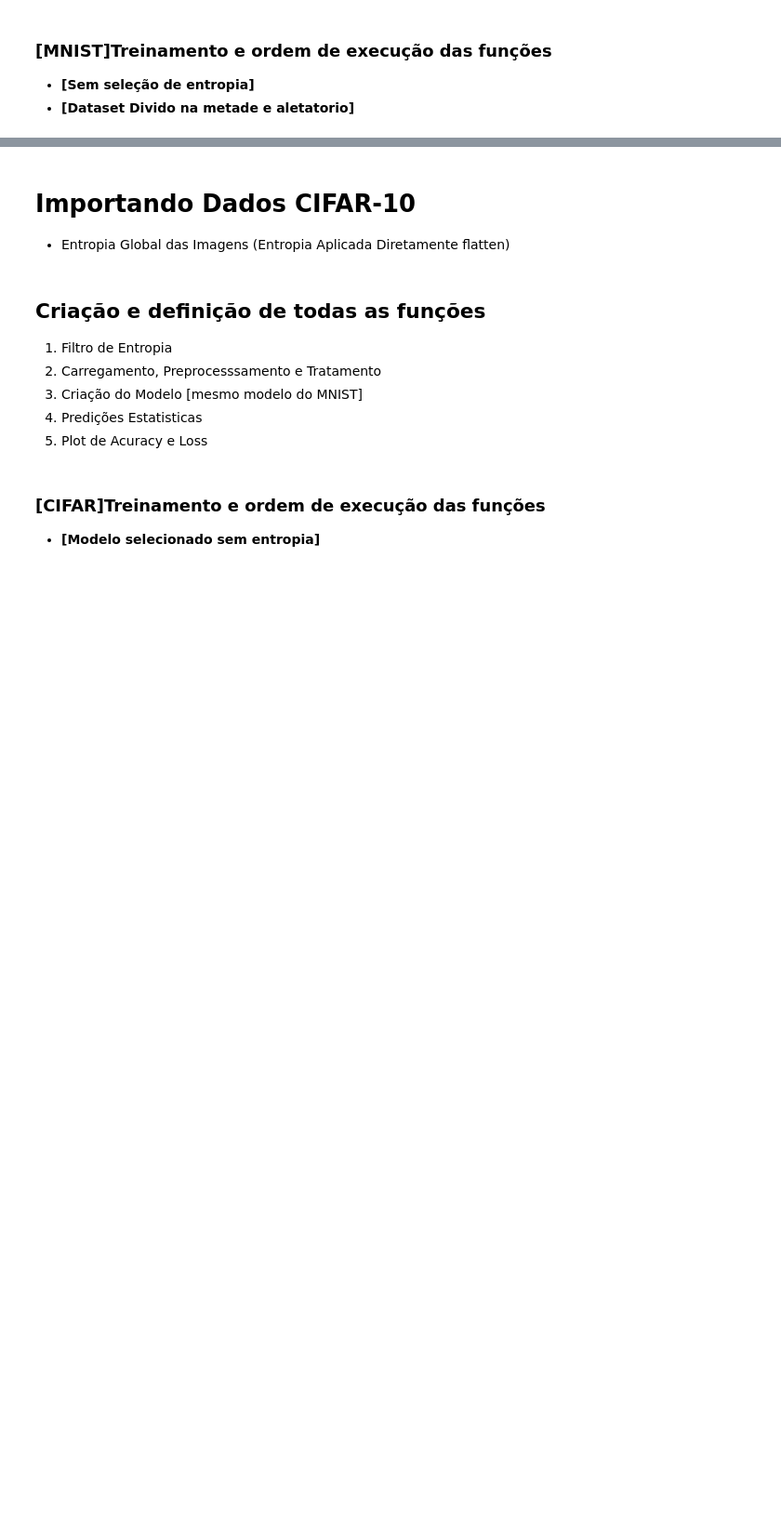
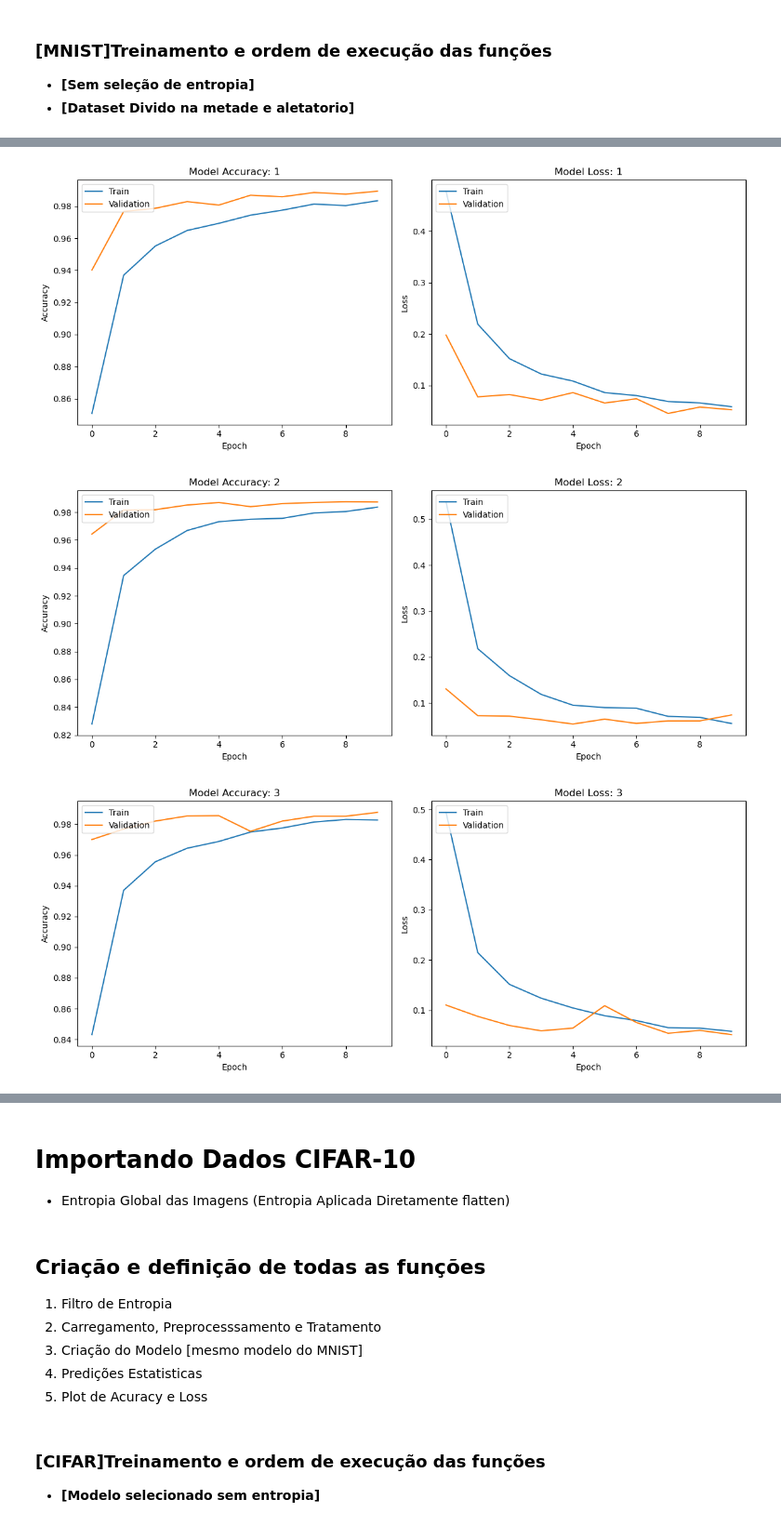
Before and after one commit to ernesto-arq/DM_Art, a Jupyter notebook: Filtro_Ruido_DM/Ruido_e_Filtros_[DM]_v10.ipynb, the cells around one changed output, grey strips where cells are left out. Shown at 93% size. Cells and saved outputs as stored; diff of their text form; code cells hidden in the pictures; blank space fills up the shorter version.

```diff
--- a/Filtro_Ruido_DM/Ruido_e_Filtros_[DM]_v10.ipynb
+++ b/Filtro_Ruido_DM/Ruido_e_Filtros_[DM]_v10.ipynb
@@ -318,18 +334,0 @@ Sensibilidade:  0.986
-# %%
-inicio = time.time() #tempo de inicio
-(train_X, train_y), (test_X, test_y) = mnist.load_data() # Carregar o conjunto de dados # Importar e Treinar
-importacaoF = time.time() #tempo de importacao
-train_X, train_y = filtrar_entropia_median(train_X, train_y)  #filtro de entropia sob conjunto de dados de treino
-test_X, test_y = filtrar_entropia_median(test_X, test_y)  #filtro de entropia sob conjunto de dados de validação
-entropiaF = time.time() #tempo de filtragem entropia
-train_X, train_y, test_X, test_y = carregarPeparar(train_X, train_y, test_X, test_y, 28, 1) #padronização e categorização
-padrozinacaoF = time.time() #tempo de padronizacao
-model = criacaoModeloF1() # instanciando o modelo
-criacaoModeloF = time.time() #tempo de criacao do modelo
-history = model.fit(train_X, train_y, epochs = 10, batch_size = 32, validation_data=(test_X, test_y), verbose = 1) #treinamento
-treinamentoF = time.time() #tempo final
-
-tempDecorrido(inicio, importacaoF, padrozinacaoF, criacaoModeloF, treinamentoF, entropiaF) #inicio, importacaoF, padrozinacaoF, criacaoModeloF, treinamentoF, entropiaF
-#plotarDadosTrain(3000, 9, train_X) # Exemplo: apartir do indice N, exibe K imagens do conjunto de dados, D
-avaliacao_statistica(test_X, test_y)
-plotAcuraciaLoss(history)
@@ -355,0 +340,53 @@ Sensibilidade:  0.989
+# %%
+from sklearn.model_selection import KFold
+
+def crossEntropy(train_X, n_folds = 5):
+    #divide seus dados em k folds, e treina no k−1 e valida em 1 fold, então a proporção de dados usados para validação é 1/k.
+    #2 folds (50% de validação): Treina em 50% dos dados e valida nos outros 50%.
+    #5 folds (20% de validação): Treina em 80% dos dados e valida em 20%.
+    #10 folds (10% de validação): Treina em 90% dos dados e valida em 10%.
+    n_fold = 5 if n_folds == 0 else n_folds
+
+    kf = KFold(n_splits = n_folds, shuffle = True, random_state = 42)  #divisão do conjunto de dados
+    fold_no = 1
+    for train, test in kf.split(train_X, train_y):
+        print(f"Treinando a rede no folder numero: {fold_no}")
+        model = criacaoModeloF1() # instanciando o modelo
+        inicio = time.time() #tempo de inicio
+        history = model.fit(train_X[train], train_y[train], epochs = 10, batch_size = 32, verbose = 1, validation_data = (train_X[test], train_y[test]))
+        treinamentoF = time.time() #tempo final
+        tempoTreino = round(treinamentoF - inicio,2)
+        scores = model.evaluate(train_X[test], train_y[test], verbose = 1)
+        print(f"Num do Folder: {fold_no}: Taxa de Loss: {scores[0]}, Taxa de Acuracia: {scores[1]*100:.2f}%, Tamanho do Conjunto de Dados: {len(train_X[train])}, Tempo de Treino: {tempoTreino}")
+        plt.figure(figsize=(12, 5))
+        plt.subplot(1, 2, 1)  # 1 linha, 2 colunas, primeiro gráfico  # Primeiro gráfico (accuracy)
+        plt.plot(history.history['accuracy'])
+        plt.plot(history.history['val_accuracy']) # Métrica de validação
+        plt.title(f'Model Accuracy: {fold_no}')
+        plt.ylabel('Accuracy')
+        plt.xlabel('Epoch')
+        plt.legend(['Train', 'Validation'], loc='upper left')
+        plt.subplot(1, 2, 2)  # 1 linha, 2 colunas, segundo gráfico # Segundo gráfico (loss)
+        plt.plot(history.history['loss'])
+        plt.plot(history.history['val_loss']) # Métrica de validação
+        plt.title(f'Model Loss: {fold_no}')
+        plt.ylabel('Loss')
+        plt.xlabel('Epoch')
+        plt.legend(['Train', 'Validation'], loc='upper left')
+        plt.tight_layout() # Exibir os gráficos
+        fold_no += 1
+        print("\n")
+
+#carregar os dados
+(train_X, train_y), (test_X, test_y) = mnist.load_data() # Carregar o conjunto de dados # Importar e Treinar
+train_X, train_y, test_X, test_y = carregarPeparar(train_X, train_y, test_X, test_y, 28, 1) #padronização e categorização
+combinado_treino = np.concatenete([train_X, train_y], axis=0)
+combinado_validacao = np.concatenete([test_X, test_y], axis=0)
+
+#filtrar com entropia dados de treino e teste apartir da mesma mediana
+train_X, train_y, test_X, test_y = filtrar_entropia_median_train_teste(train_X, train_y, test_X, test_y) #novo filtro da reunião 03-10-2023
+#normalizar e para categorical
+
+#criar/instanciar o modelo para validação cruzada
+crossEntropy(train_X, 5)
+# %% [output]
@@ -355,0 +410,3 @@ Sensibilidade:  0.989
+[figure, added]
+[figure, added]
+[figure, added]
```
Also changed, not shown: parts of 43 cells of this notebook, 5 other files.
